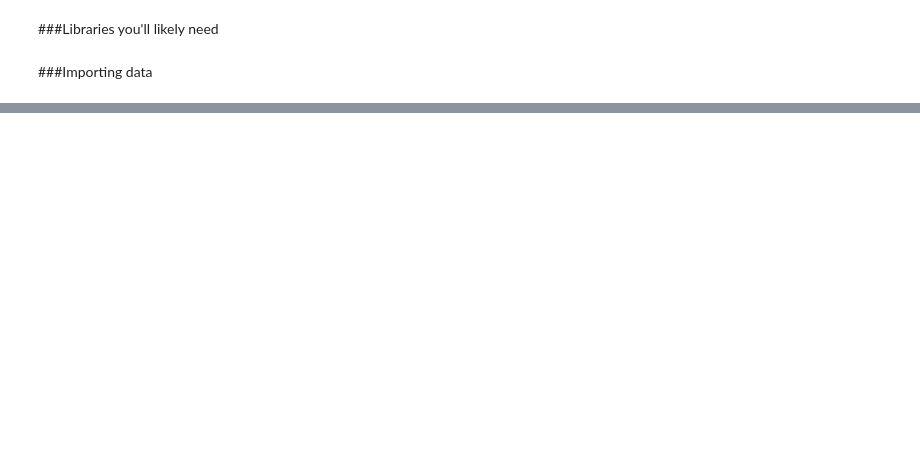
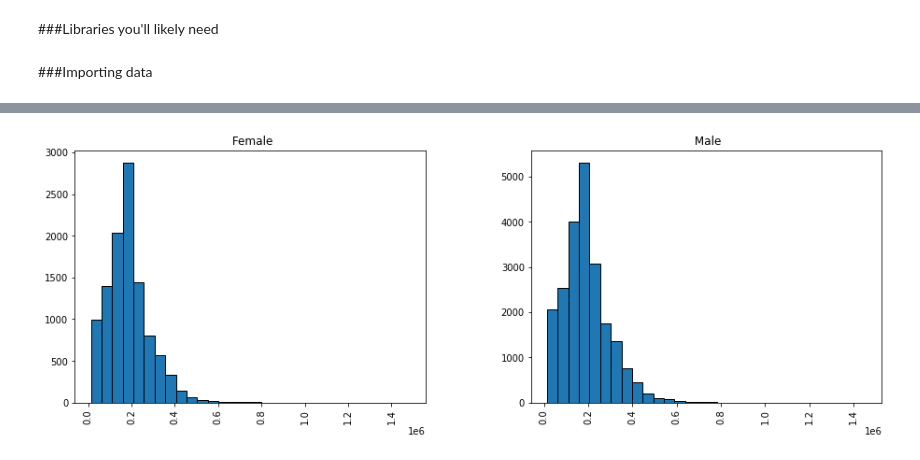
Before and after one commit to ChloeH88/working-hours-data-analysis, a Jupyter notebook: Assignment2.ipynb, the cells around one changed output, grey strips where cells are left out. Saved outputs shown, nothing was run; the diff lists cells and outputs as text; code cells hidden in the pictures; blank space fills up the shorter version.

```diff
--- a/Assignment2.ipynb
+++ b/Assignment2.ipynb
@@ -18,0 +132,6 @@ income94.columns = ['age','workclass', 'fnlwgt','education','education_num','mar
+# %%
+# compare between men and women
+income94['fnlwgt'].hist(by=income94.sex, figsize=(15,5), bins=30, edgecolor="black")
+plt.show()
+# %% [output]
+[figure, added]
```
Also changed, not shown: parts of 51 cells of this notebook.
